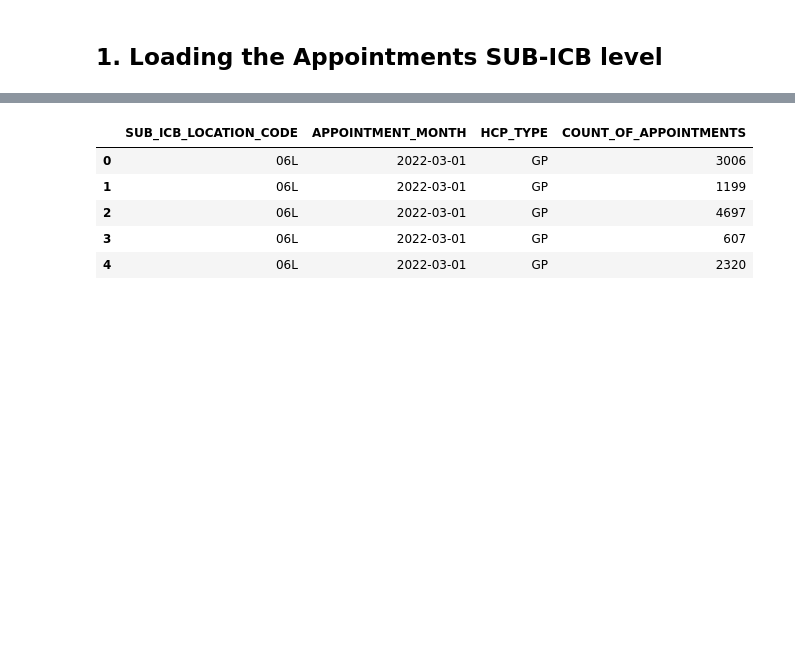
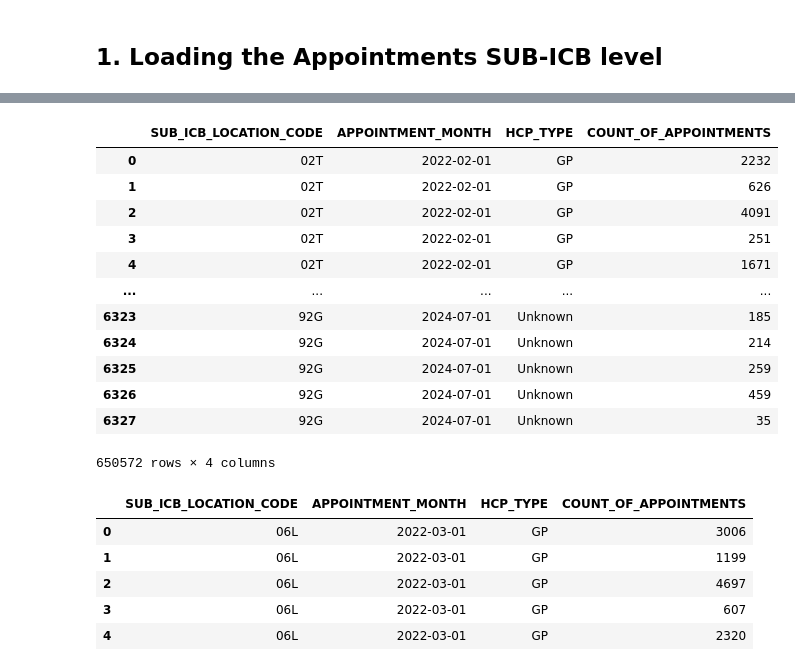
Before and after one commit to Norfolk-Suffolk-ICS/PrimaryCareDemandAndCapacity, a Jupyter notebook: notebooks/2b_NumAppointments_timeseries.ipynb, the cells around one changed output, grey strips where cells are left out. Drawn from its saved outputs; the diff is of its cells as text; code cells hidden in the pictures; blank space fills up the shorter version.

```diff
--- a/notebooks/2b_NumAppointments_timeseries.ipynb
+++ b/notebooks/2b_NumAppointments_timeseries.ipynb
@@ -116,3 +120,19 @@ dtype: object
+# %%
+historical_gp_appts_df
+# %% [output]
+|  | SUB_ICB_LOCATION_CODE | APPOINTMENT_MONTH | HCP_TYPE | COUNT_OF_APPOINTMENTS |
+| 0 | 02T | 2022-02-01 | GP | 2232 |
+| 1 | 02T | 2022-02-01 | GP | 626 |
+| 2 | 02T | 2022-02-01 | GP | 4091 |
+| 3 | 02T | 2022-02-01 | GP | 251 |
+| 4 | 02T | 2022-02-01 | GP | 1671 |
+| ... | ... | ... | ... | ... |
+| 6323 | 92G | 2024-07-01 | Unknown | 185 |
+| 6324 | 92G | 2024-07-01 | Unknown | 214 |
+| 6325 | 92G | 2024-07-01 | Unknown | 259 |
+| 6326 | 92G | 2024-07-01 | Unknown | 459 |
+| 6327 | 92G | 2024-07-01 | Unknown | 35 |
+650572 rows × 4 columns
 # %%
 # Filtering for SNEE
 snee_appts_df = all_area_appts_df.loc[all_area_appts_df['SUB_ICB_LOCATION_CODE'].isin(SNEE_SUB_ICB)]
```
Also changed, not shown: parts of 5 cells of this notebook, 2 other files.
